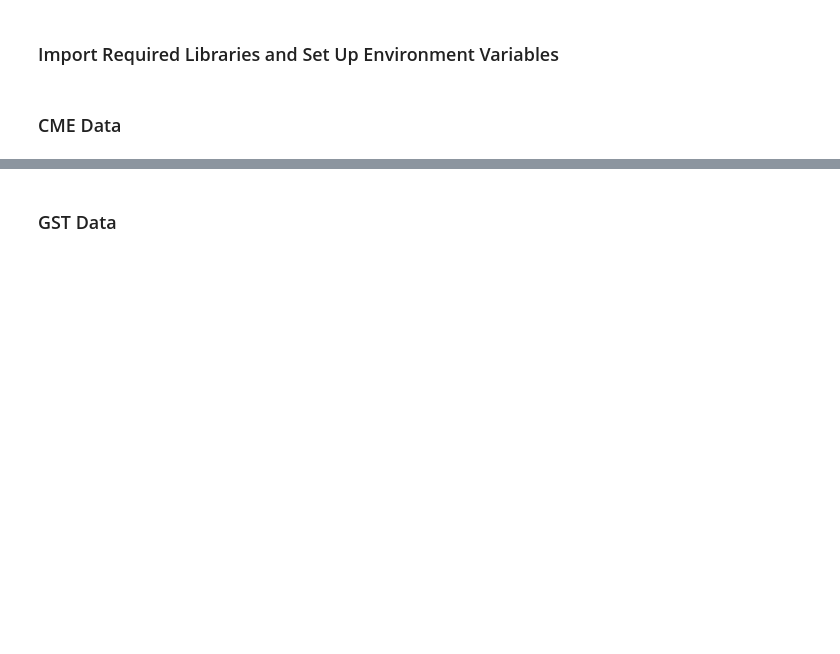
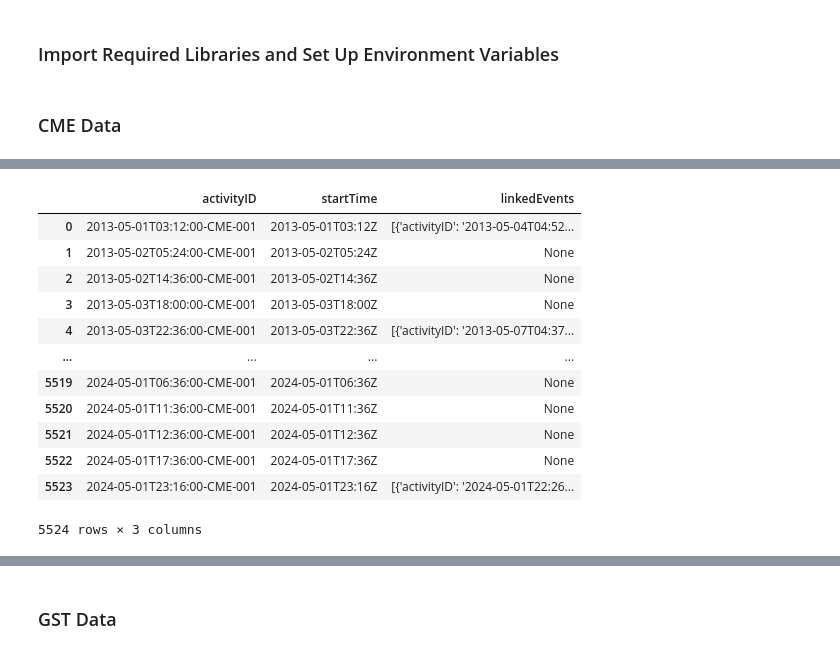
Before and after one commit to seccodingguy/data-sourcing-challenge, a Jupyter notebook: retrieve_data.ipynb, the cells around one changed output, grey strips where cells are left out. Drawn from its saved outputs; the diff is of its cells as text; code cells hidden in the pictures; blank space fills up the shorter version.

```diff
--- a/retrieve_data.ipynb
+++ b/retrieve_data.ipynb
@@ -40,6 +37,5 @@ print(f"Response: {cme_responseprint.status_code}")
 # %%
 # Convert the response variable to json and store it as a variable named cme_json
-cme_json = json.dumps(cme_response.json())
-print(f"Raw JSON: {cme_json}")
+cme_json = cme_response.json()
 # %%
 # Preview the first result in JSON format
@@ -47,7 +63,24 @@ print(f"Raw JSON: {cme_json}")
 # %%
 # Convert cme_json to a Pandas DataFrame
-
+df = pd.DataFrame(cme_json)
+df
 # Keep only the columns: activityID, startTime, linkedEvents
+df_subset = df[['activityID', 'startTime','linkedEvents']]
+df_subset
+# %% [output]
+|  | activityID | startTime | linkedEvents |
+| 0 | 2013-05-01T03:12:00-CME-001 | 2013-05-01T03:12Z | [{'activityID': '2013-05-04T04:52... |
+| 1 | 2013-05-02T05:24:00-CME-001 | 2013-05-02T05:24Z | None |
+| 2 | 2013-05-02T14:36:00-CME-001 | 2013-05-02T14:36Z | None |
+| 3 | 2013-05-03T18:00:00-CME-001 | 2013-05-03T18:00Z | None |
+| 4 | 2013-05-03T22:36:00-CME-001 | 2013-05-03T22:36Z | [{'activityID': '2013-05-07T04:37... |
+| ... | ... | ... | ... |
+| 5519 | 2024-05-01T06:36:00-CME-001 | 2024-05-01T06:36Z | None |
+| 5520 | 2024-05-01T11:36:00-CME-001 | 2024-05-01T11:36Z | None |
+| 5521 | 2024-05-01T12:36:00-CME-001 | 2024-05-01T12:36Z | None |
+| 5522 | 2024-05-01T17:36:00-CME-001 | 2024-05-01T17:36Z | None |
+| 5523 | 2024-05-01T23:16:00-CME-001 | 2024-05-01T23:16Z | [{'activityID': '2024-05-01T22:26... |
+5524 rows × 3 columns
 # %%
 # Notice that the linkedEvents column allows us to identify the corresponding GST
 # Remove rows with missing 'linkedEvents' since we won't be able to assign these to GSTs
```
Also changed, not shown: parts of 26 cells of this notebook, 1 other file.
